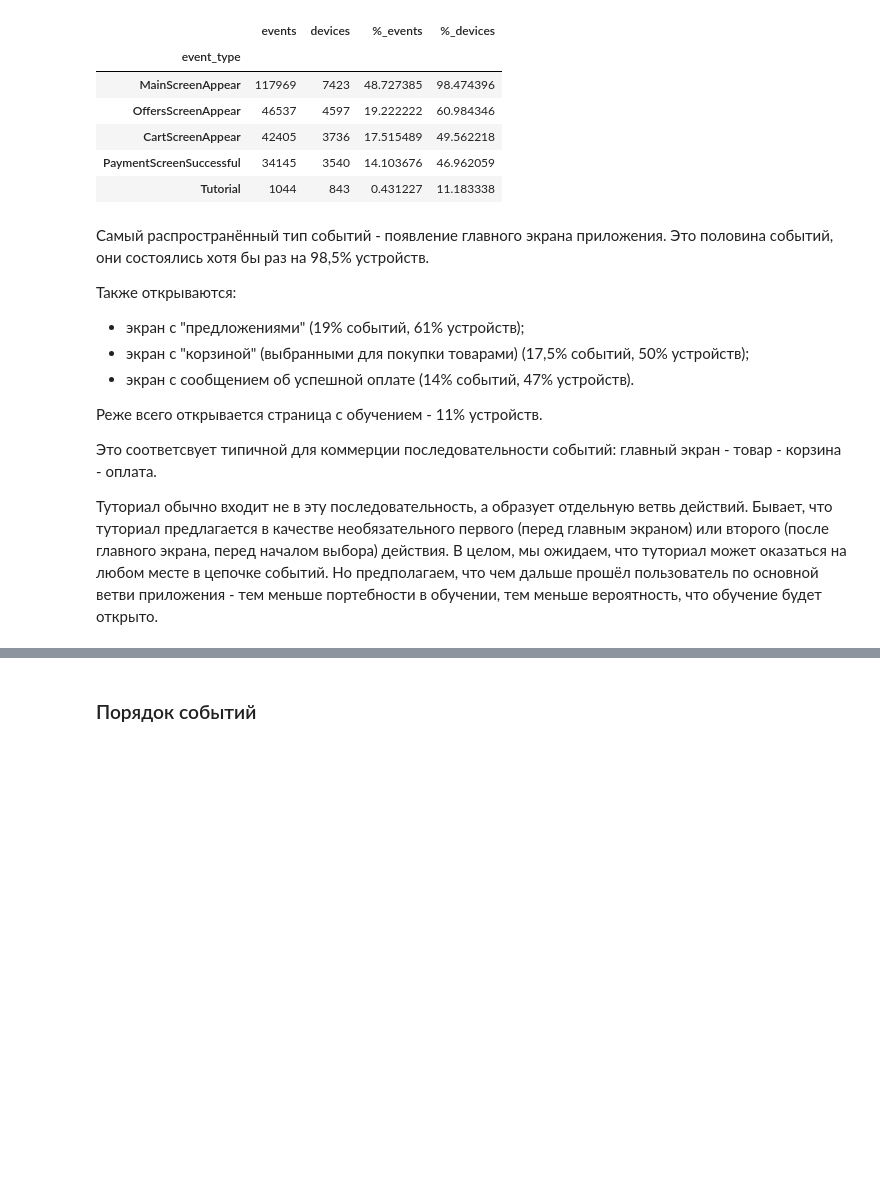
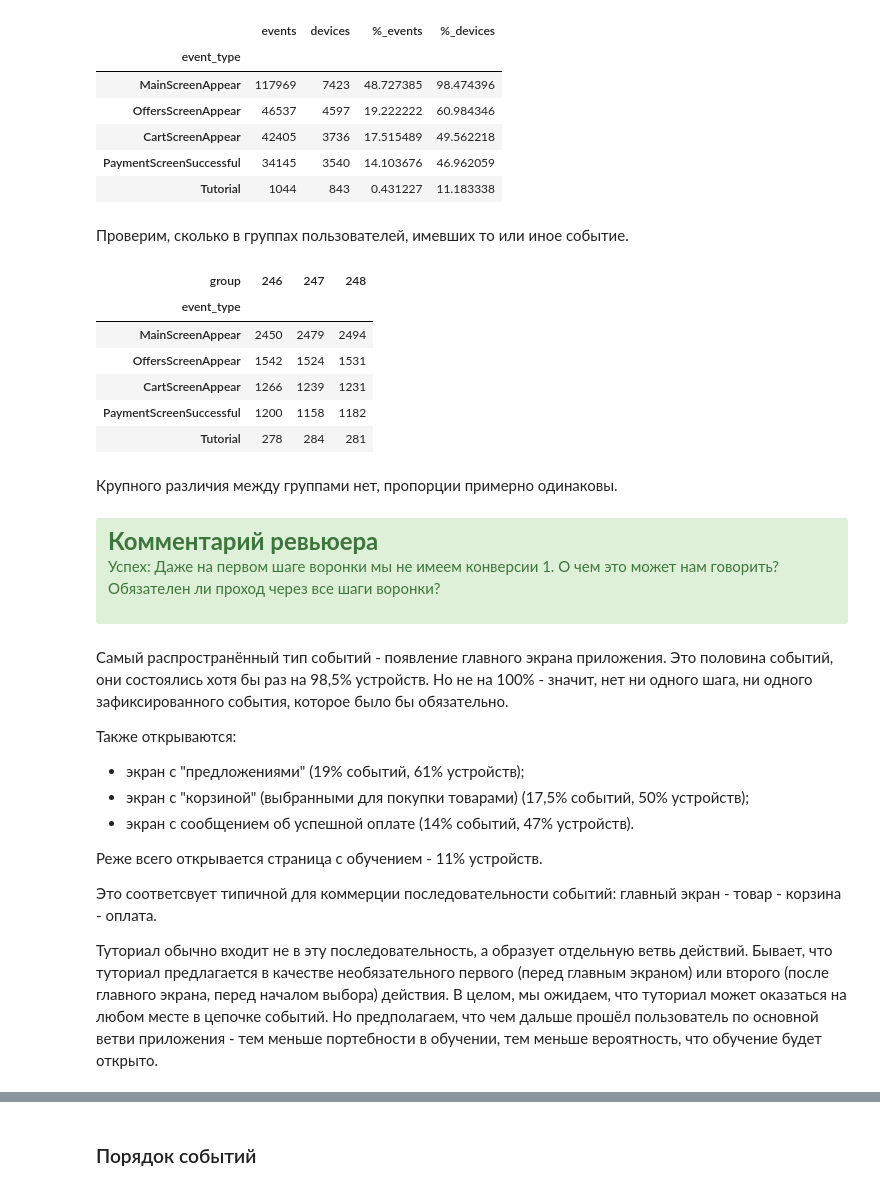
Before and after one commit to okeangel/da_portfolio, a Jupyter notebook: portfolio/week_19_combined_2.ipynb, the cells around one changed output, grey strips where cells are left out. Cells and saved outputs as stored; diff of their text form; code cells hidden in the pictures; blank space fills up the shorter version.

Commit message:
Update event analytics project

```diff
--- a/portfolio/week_19_combined_2.ipynb
+++ b/portfolio/week_19_combined_2.ipynb
@@ -649,8 +721,31 @@ event_types
 | CartScreenAppear | 42405 | 3736 | 17.515489 | 49.562218 |
 | PaymentScreenSuccessful | 34145 | 3540 | 14.103676 | 46.962059 |
 | Tutorial | 1044 | 843 | 0.431227 | 11.183338 |
+# %% [markdown]
+Проверим, сколько в группах пользователей, имевших то или иное событие.
+# %%
+sel.pivot_table(
+    index='event_type', columns='group', values='device_id_hash', aggfunc='nunique'
+).sort_values(246, ascending=False)
+# %% [output]
+| group | 246 | 247 | 248 |
+| event_type |  |  |  |
+| MainScreenAppear | 2450 | 2479 | 2494 |
+| OffersScreenAppear | 1542 | 1524 | 1531 |
+| CartScreenAppear | 1266 | 1239 | 1231 |
+| PaymentScreenSuccessful | 1200 | 1158 | 1182 |
+| Tutorial | 278 | 284 | 281 |
+# %% [markdown]
+Крупного различия между группами нет, пропорции примерно одинаковы.
+# %% [markdown]
+<div class="alert alert-success">
+<font size="5"><b>Комментарий ревьюера</b></font>
+
+Успех: Даже на первом шаге воронки мы не имеем конверсии 1. О чем это может нам говорить? Обязателен ли проход через все шаги воронки?
+
+</div>
 # %% [markdown]
-Самый распространённый тип событий - появление главного экрана приложения. Это половина событий, они состоялись хотя бы раз на 98,5% устройств.
+Самый распространённый тип событий - появление главного экрана приложения. Это половина событий, они состоялись хотя бы раз на 98,5% устройств. Но не на 100% - значит, нет ни одного шага, ни одного зафиксированного события, которое было бы обязательно.
 
 Также открываются:
 - экран с "предложениями" (19% событий, 61% устройств);
```
Also changed, not shown: parts of 53 cells of this notebook, 1 other file.
